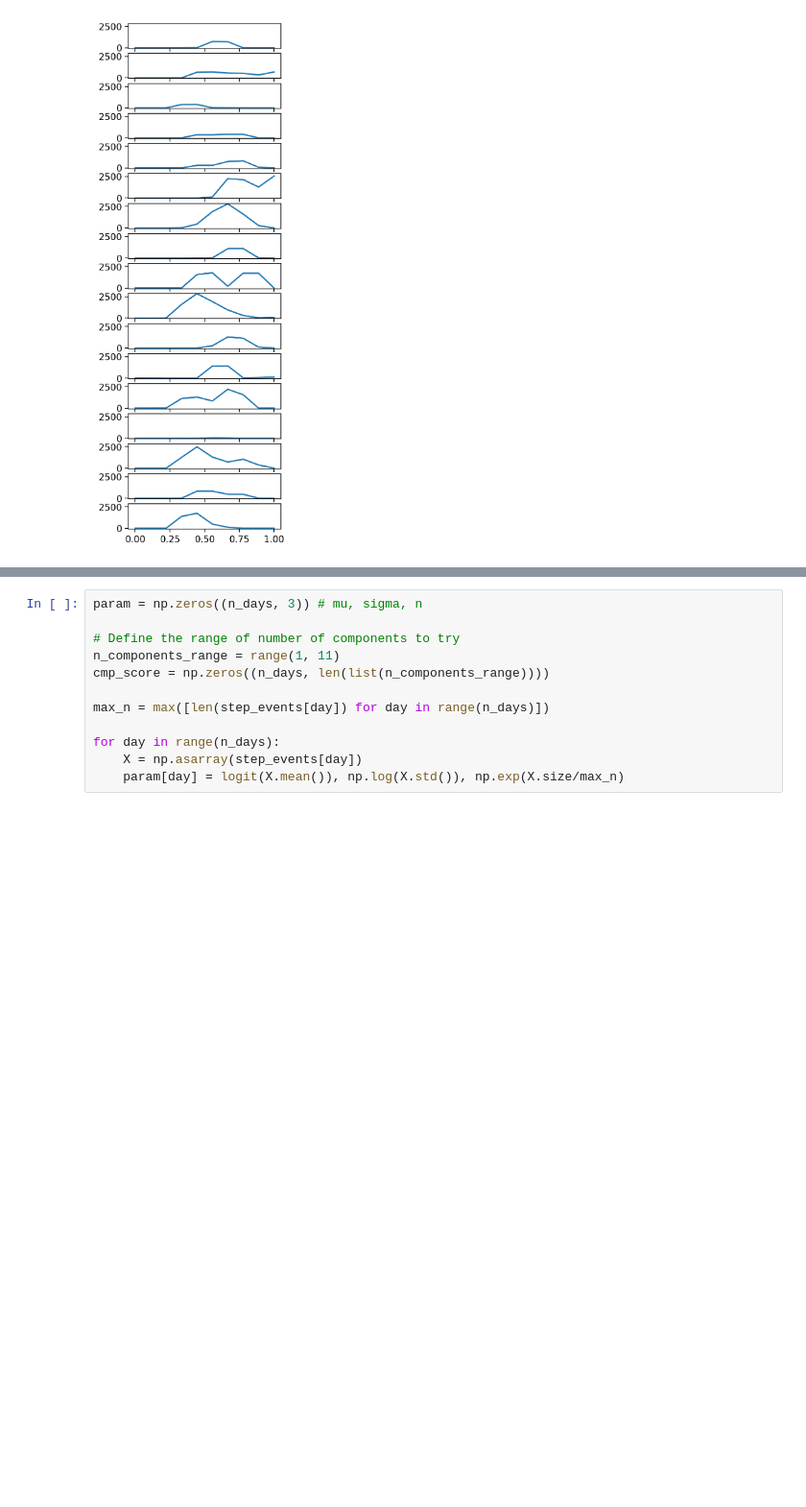
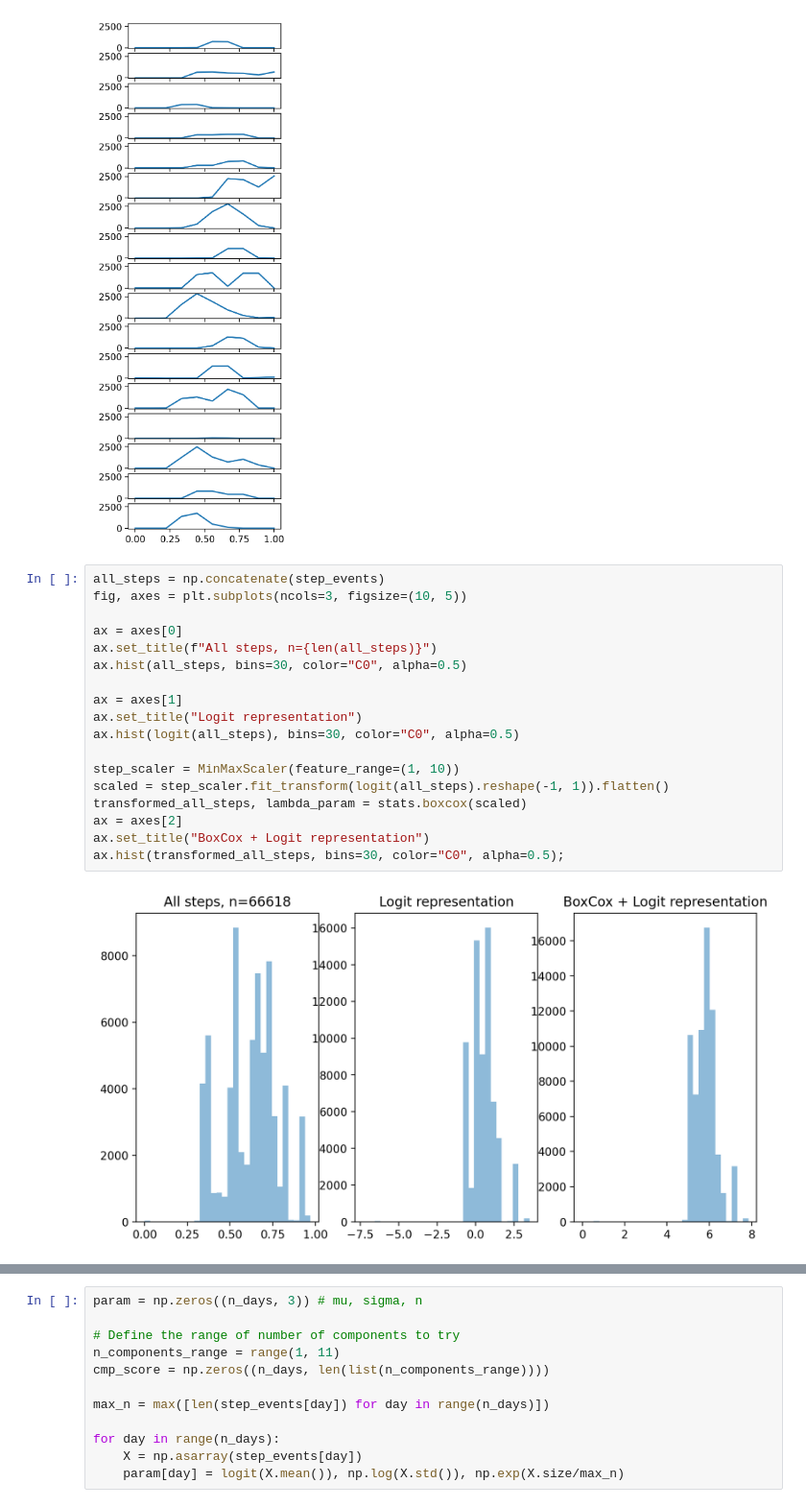
Before and after one commit to AurelienNioche/MAppAnalysis, a Jupyter notebook: notebooks/active_inference/main_11.ipynb, the cells around one changed output, grey strips where cells are left out. Shown at 96% size. Drawn from its saved outputs; the diff is of its cells as text; blank space fills up the shorter version.

```diff
--- a/notebooks/active_inference/main_11.ipynb
+++ b/notebooks/active_inference/main_11.ipynb
@@ -149,3 +112,23 @@ for ax, activity in zip(axes, deriv_cum_steps):
     ax.grid(False)
 # %% [output]
 [figure]
+# %%
+all_steps = np.concatenate(step_events)
+fig, axes = plt.subplots(ncols=3, figsize=(10, 5))
+
+ax = axes[0]
+ax.set_title(f"All steps, n={len(all_steps)}")
+ax.hist(all_steps, bins=30, color="C0", alpha=0.5)
+
+ax = axes[1]
+ax.set_title("Logit representation")
+ax.hist(logit(all_steps), bins=30, color="C0", alpha=0.5)
+
+step_scaler = MinMaxScaler(feature_range=(1, 10))
+scaled = step_scaler.fit_transform(logit(all_steps).reshape(-1, 1)).flatten()
+transformed_all_steps, lambda_param = stats.boxcox(scaled)
+ax = axes[2]
+ax.set_title("BoxCox + Logit representation")
+ax.hist(transformed_all_steps, bins=30, color="C0", alpha=0.5);
+# %% [output]
+[figure, added]
```
Also changed, not shown: parts of 24 cells of this notebook, 7 other files.
